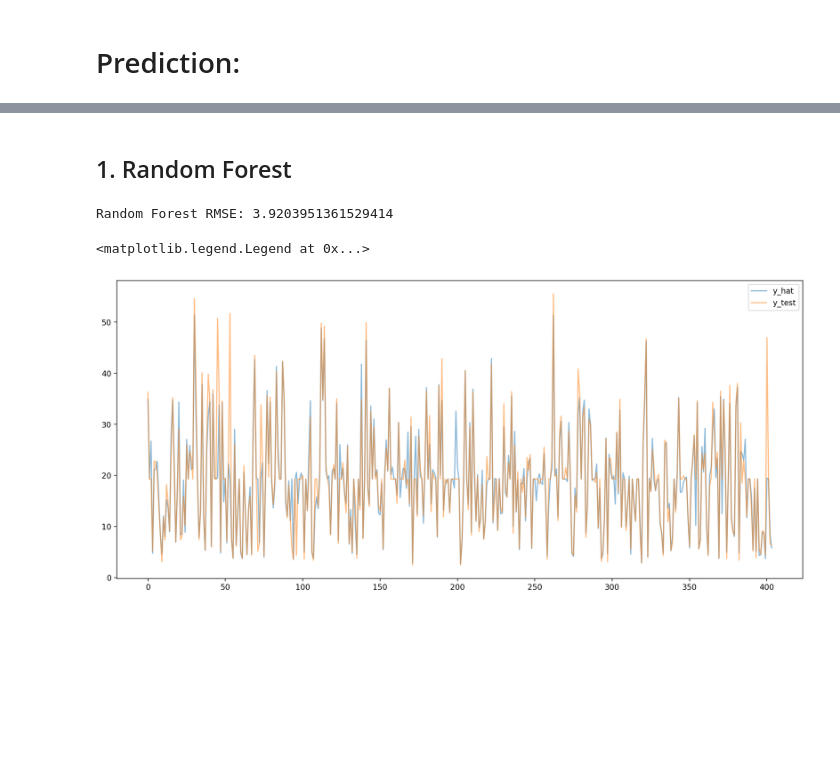
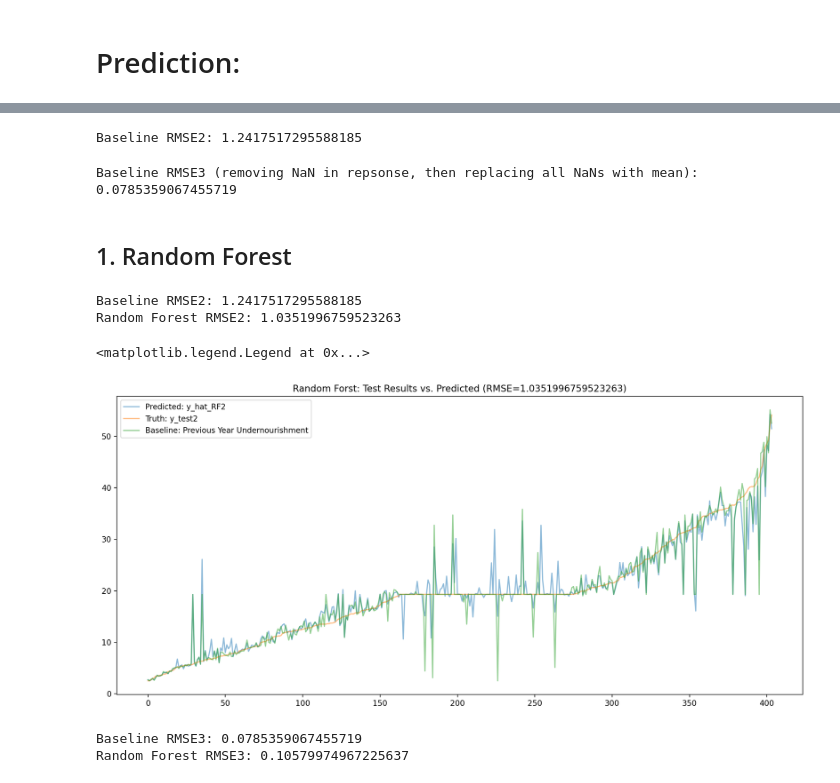
Before and after one commit to bakerjf1993/Supply-Chain, a Jupyter notebook: Food_Security_Analysis-Git.ipynb, the cells around one changed output, grey strips where cells are left out. Drawn from its saved outputs; the diff is of its cells as text; code cells hidden in the pictures; blank space fills up the shorter version.

Commit message:
Added More to the RF Prediction

```diff
--- a/Food_Security_Analysis-Git.ipynb
+++ b/Food_Security_Analysis-Git.ipynb
@@ -425,3 +429,26 @@ plt.show()'''
 'sns.set()\n#cols = countrydf.columns.to_list\nsns.pairplot(countrydf)\nplt.show()'
 # %% [markdown]
 # Prediction:
+# %%
+# Build a test set and training set
+X_train, X_test, y_train, y_test = train_test_split(
+  countrydf.drop(["Future Undernourishment", "Country", "Year"], axis=1), countrydf["Future Undernourishment"], test_size=1/3)
+
+# Replace all the NaNs with the column mean,
+# and build the test set and training set using the indicies from the first set
+countrydf2 = countrydf.fillna(countrydf.mean())
+# Build a test set and training set
+X_train2 = countrydf2.drop(["Future Undernourishment", "Country", "Year"], axis=1).iloc[X_train.index]
+X_test2 = countrydf2.drop(["Future Undernourishment", "Country", "Year"], axis=1).iloc[X_test.index]
+y_train2 = countrydf2["Future Undernourishment"].iloc[y_train.index]
+y_test2 = countrydf2["Future Undernourishment"].iloc[y_test.index]
+
+# Use only rows with non-NaN response variable, then replace all the NaNs with the column mean
+# and build the test set and training set using the indicies from the first set
+keep_indices_test = np.where(y_test.notna())
+keep_indices_train = np.where(y_train.notna())
+# Build a test set and training set
+X_train3 = X_train2.iloc[keep_indices_train]
+X_test3 = X_test2.iloc[keep_indices_test]
+y_train3 = y_train2.iloc[keep_indices_train]
+y_test3 = y_test2.iloc[keep_indices_test]
@@ -428,2 +463,14 @@ plt.show()'''
+# %%
+y_hat_baseline2 = X_test2[Future_Undernourishment_Col_Name]
+RMSE_baseline2 = np.sqrt((np.sum(y_hat_baseline2-y_test2)**2)/len(y_hat_baseline2))
+print("Baseline RMSE2: "+str(RMSE_baseline2))
+# %% [output]
+Baseline RMSE2: 1.2417517295588185
+# %%
+y_hat_baseline3 = X_test3[Future_Undernourishment_Col_Name]
+RMSE_baseline3 = np.sqrt((np.sum(y_hat_baseline3-y_test3)**2)/len(y_hat_baseline3))
+print("Baseline RMSE3 (removing NaN in repsonse, then replacing all NaNs with mean): "+str(RMSE_baseline3))
+# %% [output]
+Baseline RMSE3 (removing NaN in repsonse, then replacing all NaNs with mean): 0.0785359067455719
 # %% [markdown]
 ## 1. Random Forest
@@ -438,11 +478,13 @@ X_train, X_test, y_train, y_test = train_test_split(
 # Build a random forest (https://scikit-learn.org/stable/modules/generated/sklearn.ensemble.RandomForestRegressor.html)
 regr = RandomForestRegressor()
 # Train on the training set
-regr.fit(X_train, y_train)
+regr.fit(X_train2, y_train2)
 # predict using the test set
-y_hat = regr.predict(X_test)
+y_hat_RF2 = regr.predict(X_test2)
+# Compute the RMSE error
+RMSE_RF2 = np.sqrt((np.sum(y_hat_RF2-y_test2)**2)/len(y_hat_RF2))
+print("Baseline RMSE2: "+str(RMSE_baseline2))
+print("Random Forest RMSE2: "+str(RMSE_RF2))
+# %% [output]
+Baseline RMSE2: 1.2417517295588185
+Random Forest RMSE2: 1.0351996759523263
-# %%
-RMSE = np.sqrt((np.sum(y_hat-y_test)**2)/len(y_hat))
-print("Random Forest RMSE: "+str(RMSE))
-# %% [output]
-Random Forest RMSE: 3.9203951361529414
@@ -451,8 +491,24 @@ y_test_np = y_test.to_numpy()
 # %%
+sorted_Idx = np.argsort(y_test2.to_numpy())
 plt.figure(figsize=(16, 7), dpi=200)
-plt.plot(y_hat, label='y_hat', alpha=0.5)
-plt.plot(y_test_np, label='y_test', alpha=0.5)
+plt.plot(y_hat_RF2[sorted_Idx], label='Predicted: y_hat_RF2', alpha=0.5)
+plt.plot(y_test2.to_numpy()[sorted_Idx], label='Truth: y_test2', alpha=0.5)
+plt.plot(y_hat_baseline2.to_numpy()[sorted_Idx], label='Baseline: Previous Year Undernourishment', alpha=0.5)
+plt.title("Random Forst: Test Results vs. Predicted (RMSE="+str(RMSE_RF2)+")")
 plt.legend()
 # %% [output]
 <matplotlib.legend.Legend at 0x...>
-[figure, old version]
+[figure, new version]
+# %%
+# Build a random forest (https://scikit-learn.org/stable/modules/generated/sklearn.ensemble.RandomForestRegressor.html)
+# Train on the training set
+regr.fit(X_train3, y_train3)
+# predict using the test set
+y_hat_RF3 = regr.predict(X_test3)
+# Compute the RMSE error
+RMSE_RF3 = np.sqrt((np.sum(y_hat_RF3-y_test3)**2)/len(y_hat_RF3))
+print("Baseline RMSE3: "+str(RMSE_baseline3))
+print("Random Forest RMSE3: "+str(RMSE_RF3))
+# %% [output]
+Baseline RMSE3: 0.0785359067455719
+Random Forest RMSE3: 0.10579974967225637
```
Also changed, not shown: parts of 7 cells of this notebook, 1 other file.
